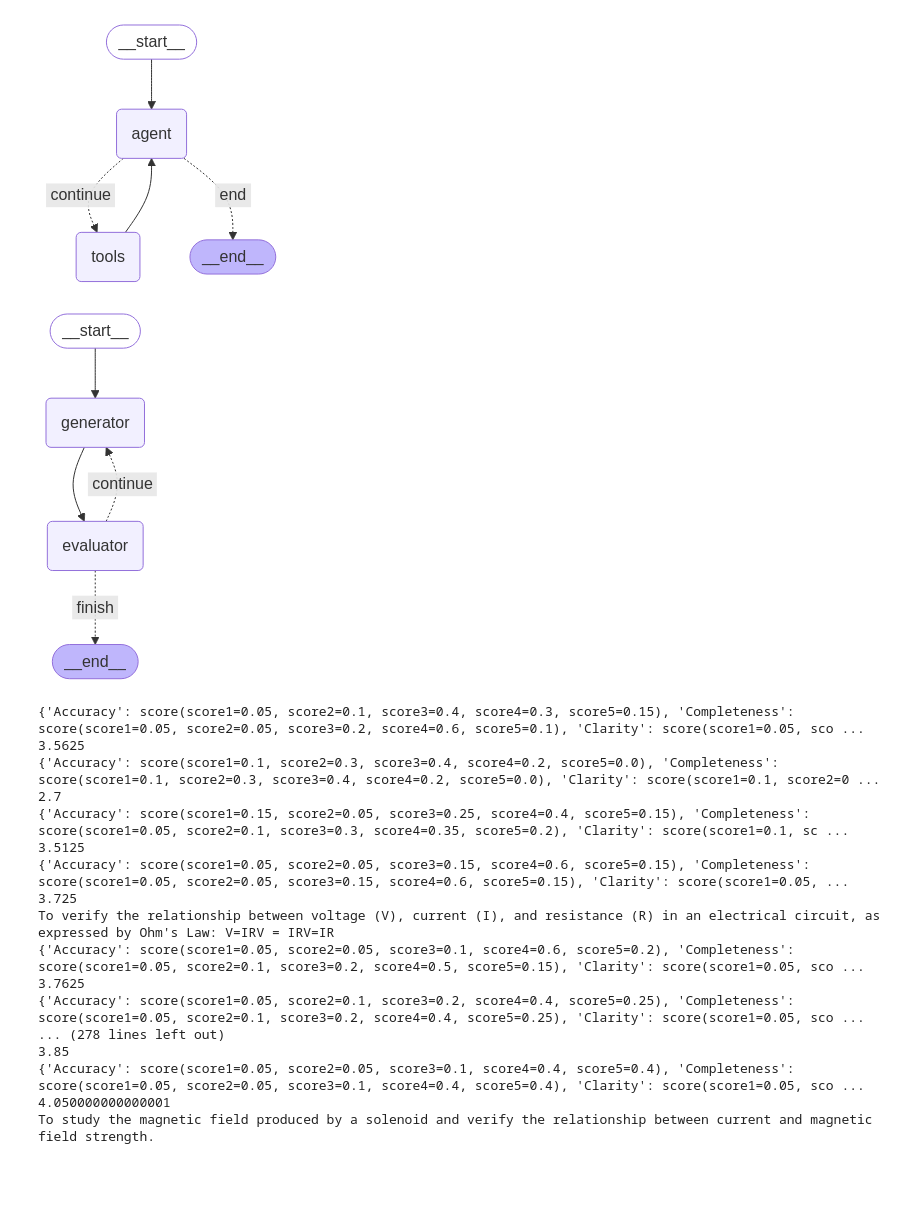
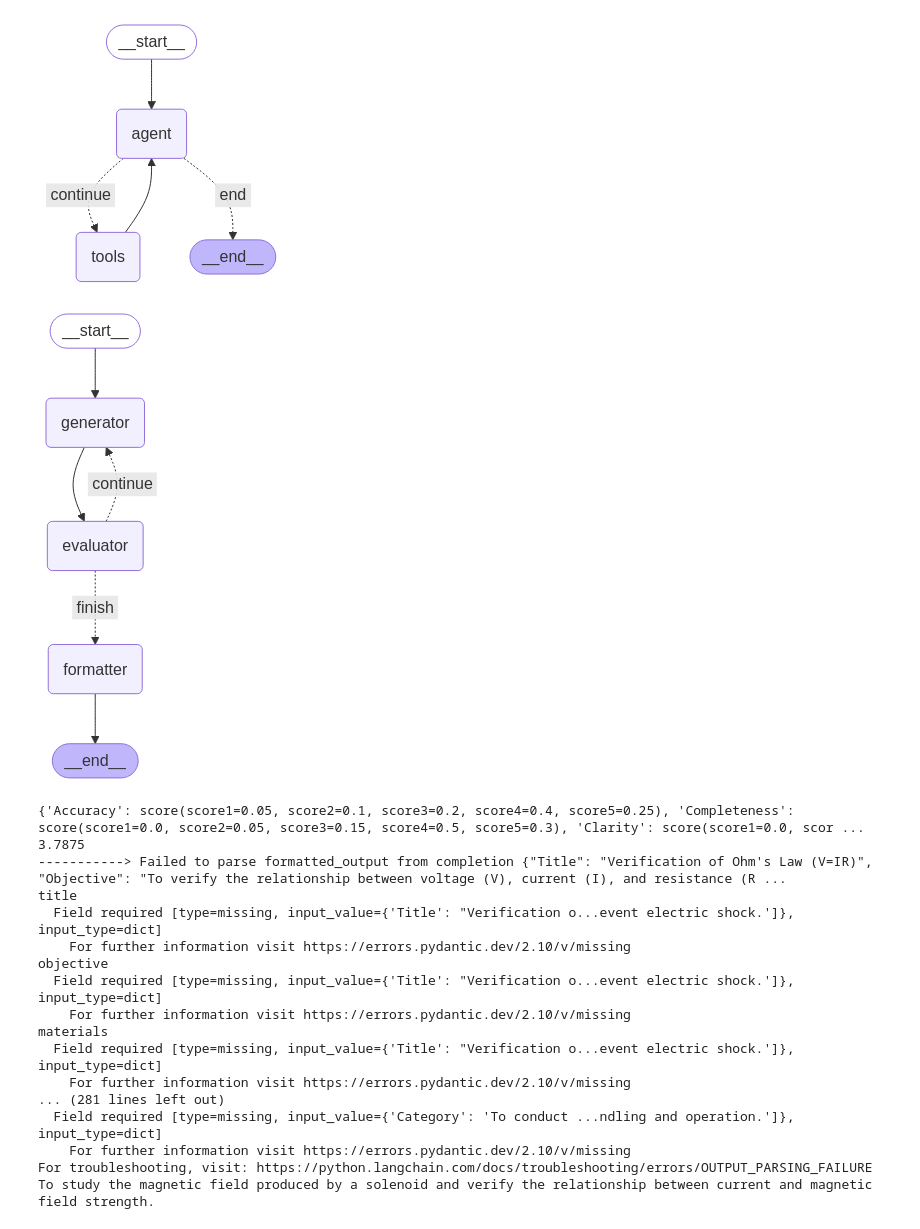
Before and after one commit to Rahul-1100/LLM-Agents, a Jupyter notebook: ReAct-w-feedback.ipynb, the cells around one changed output. Drawn from its saved outputs; the diff is of its cells as text; code cells hidden in the pictures; blank space fills up the shorter version.

```diff
--- a/ReAct-w-feedback.ipynb
+++ b/ReAct-w-feedback.ipynb
@@ -28,6 +28,7 @@ class AgentState(TypedDict):
     reward:Union[int,float]
     comment:str
     Satisfied:bool
+    final_formatted:dict
 
 
 wrapper = DuckDuckGoSearchAPIWrapper(max_results=3)
@@ -35,7 +36,7 @@ search = DuckDuckGoSearchResults(api_wrapper=wrapper, output_format='list')
 
 tools = [search]
 
-model = ChatOllama(model="qwen2.5:32b",base_url="192.168.23.138:11439")
+model = ChatOllama(model="jacob-ebey/phi4-tools:latest",base_url="192.168.23.138:11439")
 model = model.bind_tools(tools)
 # %%
 system_message = '''You are a Lab Assistant designed to assist with scientific experiments. Your task is to provide:
@@ -367,6 +368,14 @@ def run_evaluation(
         total_reward = sum(plots[key][-1] for key in plots.keys())
         average_reward = total_reward / len(plots.keys())
         return average_reward,comment,satisfied
+# %%
+class formatted_output(BaseModel):
+    title:str = Field(...,description="title the title of the experiment")
+    objective:str = Field(...,description="copy the objective of the experiment")
+    materials:list = Field(...,description="copy the materials of the experiment")
+    procedure:dict = Field(...,description="copy th procedure of the experiment")
+
+final_formatter = model.with_structured_output(formatted_output,method='json_mode')
 # %%
 
 def run_generator(state:AgentState):
@@ -381,6 +390,14 @@ def run_evalutator(state:AgentState):
     print(response)
     return {"reward":response,"messages":[str(state['generated_exps'])+comment],"Satisfied":satisfied}
 
+def finally_formatter(state:AgentState):
+    while True:
+        try:
+            resp = final_formatter.invoke(f"format the following experiment into the following category{state["generated_exps"]} of title in string, objective also in string, materials list of materials used in list,procedure copy the procedure from the given experiment and write it in a dictionary format")
+            break
+        except Exception as e:
+            print("----------->", e)
+    return {'final_formatted': {state['exp_title']:dict(resp)}}
 def continue_condition(state:AgentState):
     if not state["Satisfied"]:
         return "continue"
@@ -389,14 +406,16 @@ def continue_condition(state:AgentState):
 # %%
 feedback_workflow = StateGraph(AgentState)
 feedback_workflow.add_node("generator",run_generator)
 feedback_workflow.add_node("evaluator",run_evalutator)
+feedback_workflow.add_node("formatter",finally_formatter)
 feedback_workflow.set_entry_point("generator")
-feedback_workflow.add_conditional_edges("evaluator",continue_condition,{"continue":"generator","finish":END})
+feedback_workflow.add_conditional_edges("evaluator",continue_condition,{"continue":"generator","finish":'formatter'})
 feedback_workflow.add_edge("generator","evaluator")
+feedback_workflow.add_edge("formatter",END)
 feedback_graph = feedback_workflow.compile()
 feedback_graph
 # %% [output]
-[figure, old version]
+[figure, new version]
 # %%
 # exps_name = "To measure the input and output impedances of an operational amplifier (Op-Amp) in a given configuration."
 # query = f"what should be the required materials and experiment procedure of the following lab Experiment ({exps_name})?"
@@ -450,23 +469,23 @@ for exp in experiment_name:
             continue
 
     print(exp)
-    experiment_dict["experiments"].append(event["generated_exps"])
+    experiment_dict["experiments"].append(event["final_formatted"])
     # break
 # %% [output]
-{'Accuracy': score(score1=0.05, score2=0.1, score3=0.4, score4=0.3, score5=0.15), 'Completeness': score(score1=0.05, score2=0.05, score3=0.2, score4=0.6, score5=0.1), 'Clarity': score(score1=0.05, sco ...
-3.5625
-{'Accuracy': score(score1=0.1, score2=0.3, score3=0.4, score4=0.2, score5=0.0), 'Completeness': score(score1=0.1, score2=0.3, score3=0.4, score4=0.2, score5=0.0), 'Clarity': score(score1=0.1, score2=0 ...
-2.7
-{'Accuracy': score(score1=0.15, score2=0.05, score3=0.25, score4=0.4, score5=0.15), 'Completeness': score(score1=0.05, score2=0.1, score3=0.3, score4=0.35, score5=0.2), 'Clarity': score(score1=0.1, sc ...
-3.5125
-{'Accuracy': score(score1=0.05, score2=0.05, score3=0.15, score4=0.6, score5=0.15), 'Completeness': score(score1=0.05, score2=0.05, score3=0.15, score4=0.6, score5=0.15), 'Clarity': score(score1=0.05, ...
-3.725
-To verify the relationship between voltage (V), current (I), and resistance (R) in an electrical circuit, as expressed by Ohm's Law: V=IRV = IRV=IR
-{'Accuracy': score(score1=0.05, score2=0.05, score3=0.1, score4=0.6, score5=0.2), 'Completeness': score(score1=0.05, score2=0.1, score3=0.2, score4=0.5, score5=0.15), 'Clarity': score(score1=0.05, sco ...
-3.7625
-{'Accuracy': score(score1=0.05, score2=0.1, score3=0.2, score4=0.4, score5=0.25), 'Completeness': score(score1=0.05, score2=0.1, score3=0.2, score4=0.4, score5=0.25), 'Clarity': score(score1=0.05, sco ...
-... (278 lines left out)
-3.85
-{'Accuracy': score(score1=0.05, score2=0.05, score3=0.1, score4=0.4, score5=0.4), 'Completeness': score(score1=0.05, score2=0.05, score3=0.1, score4=0.4, score5=0.4), 'Clarity': score(score1=0.05, sco ...
-4.050000000000001
+{'Accuracy': score(score1=0.05, score2=0.1, score3=0.2, score4=0.4, score5=0.25), 'Completeness': score(score1=0.0, score2=0.05, score3=0.15, score4=0.5, score5=0.3), 'Clarity': score(score1=0.0, scor ...
+3.7875
+-----------> Failed to parse formatted_output from completion {"Title": "Verification of Ohm's Law (V=IR)", "Objective": "To verify the relationship between voltage (V), current (I), and resistance (R ...
+title
+  Field required [type=missing, input_value={'Title': "Verification o...event electric shock.']}, input_type=dict]
+    For further information visit https://errors.pydantic.dev/2.10/v/missing
+objective
+  Field required [type=missing, input_value={'Title': "Verification o...event electric shock.']}, input_type=dict]
+    For further information visit https://errors.pydantic.dev/2.10/v/missing
+materials
+  Field required [type=missing, input_value={'Title': "Verification o...event electric shock.']}, input_type=dict]
+    For further information visit https://errors.pydantic.dev/2.10/v/missing
+... (281 lines left out)
+  Field required [type=missing, input_value={'Category': 'To conduct ...ndling and operation.']}, input_type=dict]
+    For further information visit https://errors.pydantic.dev/2.10/v/missing
+For troubleshooting, visit: https://python.langchain.com/docs/troubleshooting/errors/OUTPUT_PARSING_FAILURE
 To study the magnetic field produced by a solenoid and verify the relationship between current and magnetic field strength.
```
Also changed, not shown: parts of 4 cells of this notebook, 6 other files.
